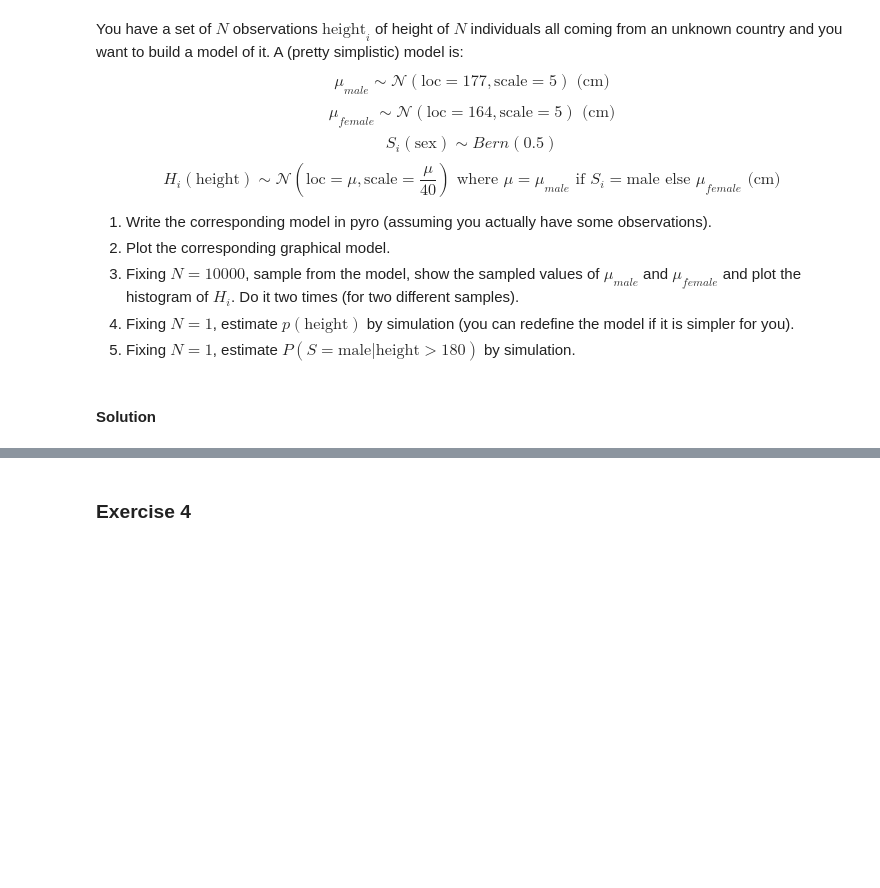
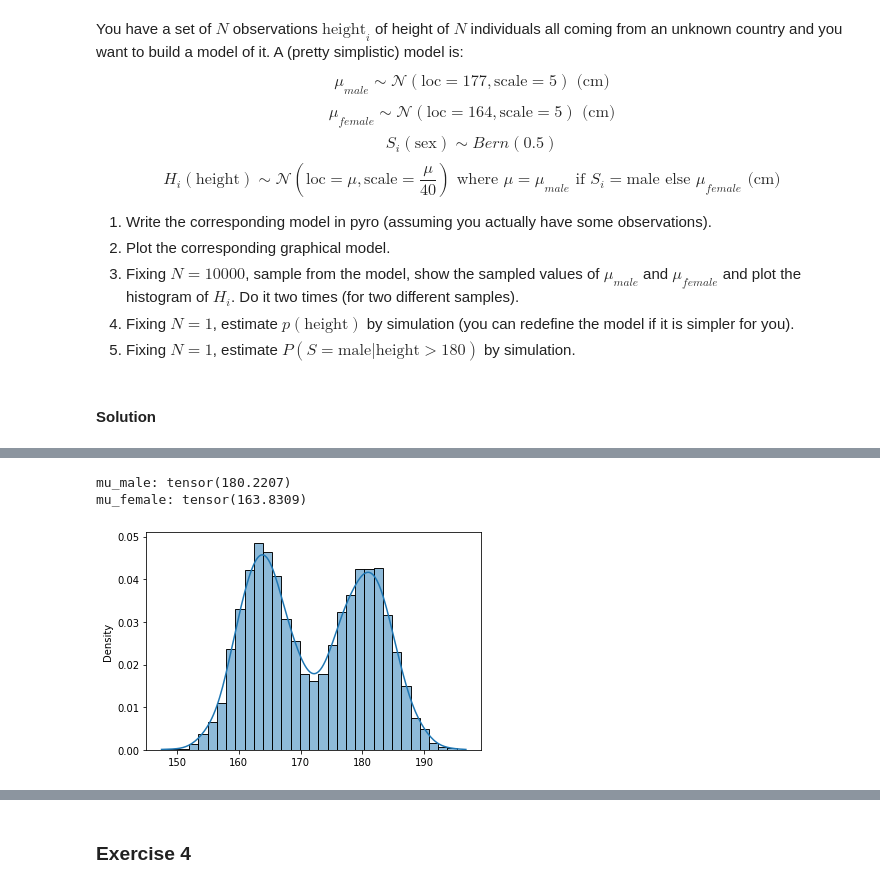
Before and after one commit to DavideScassola/PML2024, a Jupyter notebook: Notebooks/03_pyro_basics_exercises.ipynb, the cells around one changed output, grey strips where cells are left out. Saved outputs shown, nothing was run; the diff lists cells and outputs as text; code cells hidden in the pictures; blank space fills up the shorter version.

```diff
--- a/Notebooks/03_pyro_basics_exercises.ipynb
+++ b/Notebooks/03_pyro_basics_exercises.ipynb
@@ -122,0 +208,6 @@ $$H_i (\text{height}) \sim \mathcal{N}(  \text{loc}=\mu,   \text{scale}= \frac{
+# %%
+show_sample(10000)
+# %% [output]
+mu_male: tensor(180.2207)
+mu_female: tensor(163.8309)
+[figure, added]
```
Also changed, not shown: parts of 14 cells of this notebook.
